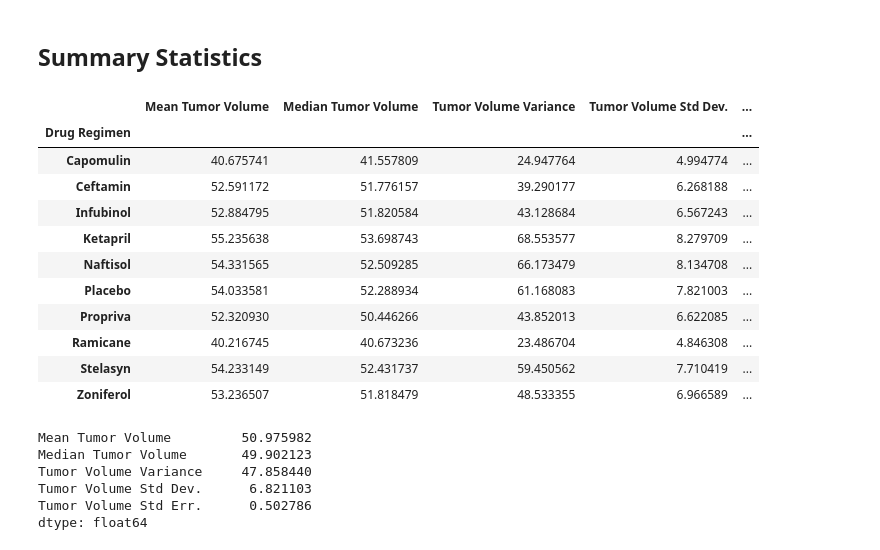
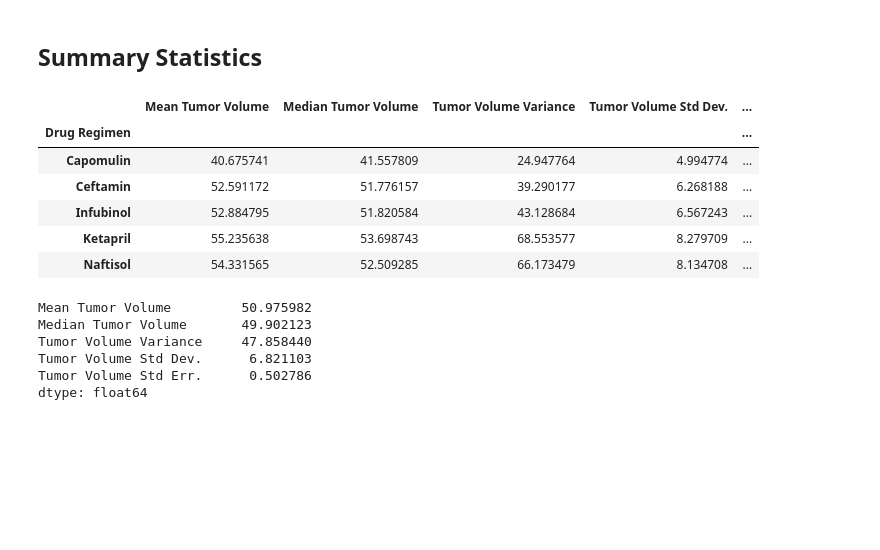
Before and after one commit to Nickoranteng/Matplotlib, a Jupyter notebook: Matplotlib-Project/01-Case-Assignment/Instructions/Pymaceuticals/pymaceuticals_starter.ipynb, the cells around one changed output. Saved outputs shown, nothing was run; the diff lists cells and outputs as text; code cells hidden in the pictures; blank space fills up the shorter version.

```diff
--- a/Matplotlib-Project/01-Case-Assignment/Instructions/Pymaceuticals/pymaceuticals_starter.ipynb
+++ b/Matplotlib-Project/01-Case-Assignment/Instructions/Pymaceuticals/pymaceuticals_starter.ipynb
@@ -80,31 +73,26 @@ mouse_clean_df["Mouse ID"].nunique()
 # %%
 # Generate a summary statistics table of mean, median, variance, standard deviation, and SEM of the tumor volume for each regimen
 
 # Use groupby and summary statistical methods to calculate the following properties of each drug regimen:
 # mean, median, variance, standard deviation, and SEM of the tumor volume.
 # Assemble the resulting series into a single summary dataframe.
 
 summary_stats = mouse_clean_df.loc[:, ["Mouse ID","Drug Regimen","Tumor Volume (mm3)"]]
 
 mean=summary_stats.groupby(["Drug Regimen"]).mean()["Tumor Volume (mm3)"]
 median=summary_stats.groupby(["Drug Regimen"]).median()["Tumor Volume (mm3)"]
 variance=summary_stats.groupby(["Drug Regimen"]).var()["Tumor Volume (mm3)"]
-sd=summary_stats.groupby(["Drug Regimen"]).std()["Tumor Volume (mm3)"]
+std=summary_stats.groupby(["Drug Regimen"]).std()["Tumor Volume (mm3)"]
 sem=summary_stats.groupby(["Drug Regimen"]).sem()["Tumor Volume (mm3)"]
 
-summary_df=pd.DataFrame({"Mean Tumor Volume":mean,"Median Tumor Volume":median,"Tumor Volume Variance ":variance, "Tumor Volume Std Dev.": sd, "Tumor Volume Std Err.": sem})
+summary_df=pd.DataFrame({"Mean Tumor Volume":mean,"Median Tumor Volume":median,"Tumor Volume Variance ":variance, "Tumor Volume Std Dev.": std, "Tumor Volume Std Err.": sem})
 summary_df=summary_df.round(6)
-summary_df
+summary_df.head()
 # %% [output]
 |  | Mean Tumor Volume | Median Tumor Volume | Tumor Volume Variance | Tumor Volume Std Dev. | ... |
 | Drug Regimen |  |  |  |  | ... |
 | Capomulin | 40.675741 | 41.557809 | 24.947764 | 4.994774 | ... |
 | Ceftamin | 52.591172 | 51.776157 | 39.290177 | 6.268188 | ... |
 | Infubinol | 52.884795 | 51.820584 | 43.128684 | 6.567243 | ... |
 | Ketapril | 55.235638 | 53.698743 | 68.553577 | 8.279709 | ... |
 | Naftisol | 54.331565 | 52.509285 | 66.173479 | 8.134708 | ... |
-| Placebo | 54.033581 | 52.288934 | 61.168083 | 7.821003 | ... |
-| Propriva | 52.320930 | 50.446266 | 43.852013 | 6.622085 | ... |
-| Ramicane | 40.216745 | 40.673236 | 23.486704 | 4.846308 | ... |
-| Stelasyn | 54.233149 | 52.431737 | 59.450562 | 7.710419 | ... |
-| Zoniferol | 53.236507 | 51.818479 | 48.533355 | 6.966589 | ... |
```
Also changed, not shown: parts of 13 cells of this notebook.
